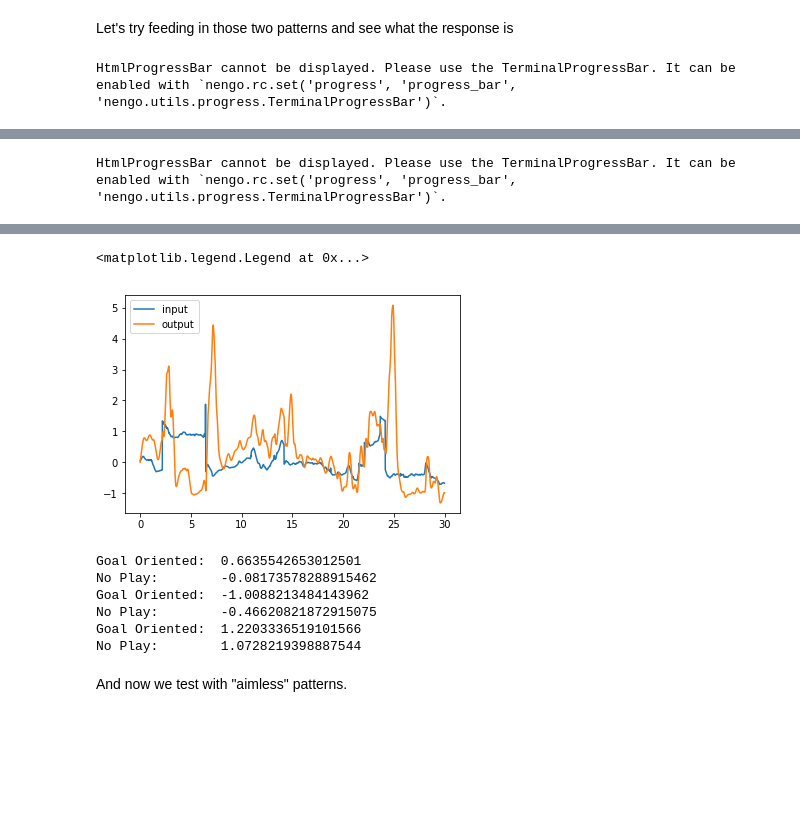
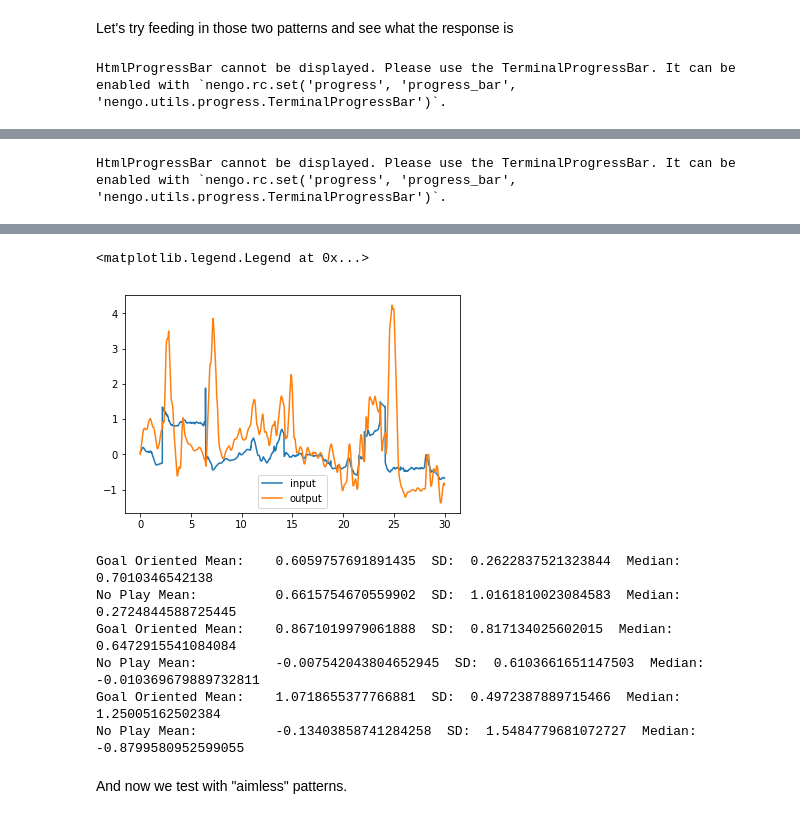
Before and after one commit to maddybartlett/NEN001, a Jupyter notebook: PatternInterpolationPCA.ipynb, the cells around one changed output, grey strips where cells are left out. Drawn from its saved outputs; the diff is of its cells as text; code cells hidden in the pictures; blank space fills up the shorter version.

```diff
--- a/PatternInterpolationPCA.ipynb
+++ b/PatternInterpolationPCA.ipynb
@@ -89,7 +89,7 @@ theta = 1.0
 net = nengo.Network()
 with net:
     process = nengo.processes.WhiteSignal(period=100., high=1.0, y0=0)
-    rw = nengolib.networks.RollingWindow(theta=theta, n_neurons=3000, process=process, neuron_type=nengo.LIFRate(tau_rc=0.02, tau_ref=0.002, amplitude=1))
+    rw = nengolib.networks.RollingWindow(theta=theta, n_neurons=2000, process=process, neuron_type=nengo.LIFRate(tau_rc=0.02, tau_ref=0.002, amplitude=1))
 # %% [output]
 C:\Users\mbartlett2\AppData\Local\Continuum\anaconda3\lib\site-packages\scipy\signal\filter_design.py:1551: BadCoefficients: Badly conditioned filter coefficients (numerator): the results may be meani ...
   "results may be meaningless", BadCoefficients)
@@ -138,56 +138,70 @@ with net:
 Let's try feeding in those two patterns and see what the response is
 # %%
 p_all = np.hstack([p1, p2, p3, p4, p5, p6])
+
+presentation_time_train=0.00063
 
 model = nengo.Network()
 model.networks.append(net)
 with model:
-    stim = nengo.Node(nengo.processes.PresentInput(p_all, presentation_time=0.00063))
+    stim = nengo.Node(nengo.processes.PresentInput(p_all, presentation_time=presentation_time_train))
     nengo.Connection(stim, rw.input, synapse=None)
 
     p_result = nengo.Probe(result)
     p_stim = nengo.Probe(stim)
 sim = nengo.Simulator(model)
 sim.run(30)
 
 plt.plot(sim.trange(), sim.data[p_stim], label='input')
 plt.plot(sim.trange(), sim.data[p_result], label='output')
 plt.legend(loc='best')
 # %% [output]
 HtmlProgressBar cannot be displayed. Please use the TerminalProgressBar. It can be enabled with `nengo.rc.set('progress', 'progress_bar', 'nengo.utils.progress.TerminalProgressBar')`.
 [interactive output not drawn]
 HtmlProgressBar cannot be displayed. Please use the TerminalProgressBar. It can be enabled with `nengo.rc.set('progress', 'progress_bar', 'nengo.utils.progress.TerminalProgressBar')`.
 [interactive output not drawn]
 <matplotlib.legend.Legend at 0x...>
-[figure, old version]
+[figure, new version]
 # %%
-p1_len = int(len(p1)*0.00063/0.001)
-p2_len = p1_len+int(len(p2)*0.00063/0.001)
-p3_len = p2_len+int(len(p3)*0.00063/0.001)
-p4_len = p3_len+int(len(p4)*0.00063/0.001)
-p5_len = p4_len+int(len(p5)*0.00063/0.001)
-p6_len = p5_len+int(len(p6)*0.00063/0.001)
+p1_len = int(len(p1)*presentation_time_train/dt)
+p2_len = p1_len+int(len(p2)*presentation_time_train/dt)
+p3_len = p2_len+int(len(p3)*presentation_time_train/dt)
+p4_len = p3_len+int(len(p4)*presentation_time_train/dt)
+p5_len = p4_len+int(len(p5)*presentation_time_train/dt)
+p6_len = p5_len+int(len(p6)*presentation_time_train/dt)
 
 mean1 = np.mean(sim.data[p_result][0:p1_len])
+std1 = np.std(sim.data[p_result][0:p1_len])
+median1 = np.median(sim.data[p_result][0:p1_len])
 mean2 = np.mean(sim.data[p_result][p1_len:p2_len])
+std2 = np.std(sim.data[p_result][p1_len:p2_len])
+median2 = np.median(sim.data[p_result][p1_len:p2_len])
 mean3 = np.mean(sim.data[p_result][p2_len:p3_len])
+std3 = np.std(sim.data[p_result][p2_len:p3_len])
+median3 = np.median(sim.data[p_result][p2_len:p3_len])
 mean4 = np.mean(sim.data[p_result][p3_len:p4_len])
+std4 = np.std(sim.data[p_result][p3_len:p4_len])
+median4 = np.median(sim.data[p_result][p3_len:p4_len])
 mean5 = np.mean(sim.data[p_result][p4_len:p5_len])
+std5 = np.std(sim.data[p_result][p4_len:p5_len])
+median5 = np.median(sim.data[p_result][p4_len:p5_len])
 mean6 = np.mean(sim.data[p_result][p5_len:p6_len])
+std6 = np.std(sim.data[p_result][p5_len:p6_len])
+median6 = np.median(sim.data[p_result][p5_len:p6_len])
 
-print("Goal Oriented: ",mean1)
-print("No Play:       ",mean2)
-print("Goal Oriented: ",mean3)
-print("No Play:       ",mean4)
-print("Goal Oriented: ",mean5)
-print("No Play:       ",mean6)
+print("Goal Oriented Mean:   ",mean1," SD: ",std1," Median: ",median1)
+print("No Play Mean:         ",mean2," SD: ",std2," Median: ",median2)
+print("Goal Oriented Mean:   ",mean3," SD: ",std3," Median: ",median3)
+print("No Play Mean:         ",mean4," SD: ",std4," Median: ",median4)
+print("Goal Oriented Mean:   ",mean5," SD: ",std5," Median: ",median5)
+print("No Play Mean:         ",mean6," SD: ",std6," Median: ",median6)
 # %% [output]
-Goal Oriented:  0.6635542653012501
-No Play:        -0.08173578288915462
-Goal Oriented:  -1.0088213484143962
-No Play:        -0.46620821872915075
-Goal Oriented:  1.2203336519101566
-No Play:        1.0728219398887544
+Goal Oriented Mean:    0.6059757691891435  SD:  0.2622837521323844  Median:  0.7010346542138
+No Play Mean:          0.6615754670559902  SD:  1.0161810023084583  Median:  0.2724844588725445
+Goal Oriented Mean:    0.8671019979061888  SD:  0.817134025602015  Median:  0.6472915541084084
+No Play Mean:          -0.007542043804652945  SD:  0.6103661651147503  Median:  -0.010369679889732811
+Goal Oriented Mean:    1.0718655377766881  SD:  0.4972387889715466  Median:  1.25005162502384
+No Play Mean:          -0.13403858741284258  SD:  1.5484779681072727  Median:  -0.8799580952599055
 # %% [markdown]
 And now we test with "aimless" patterns.
 # %%
```
Also changed, not shown: parts of 2 cells of this notebook.
